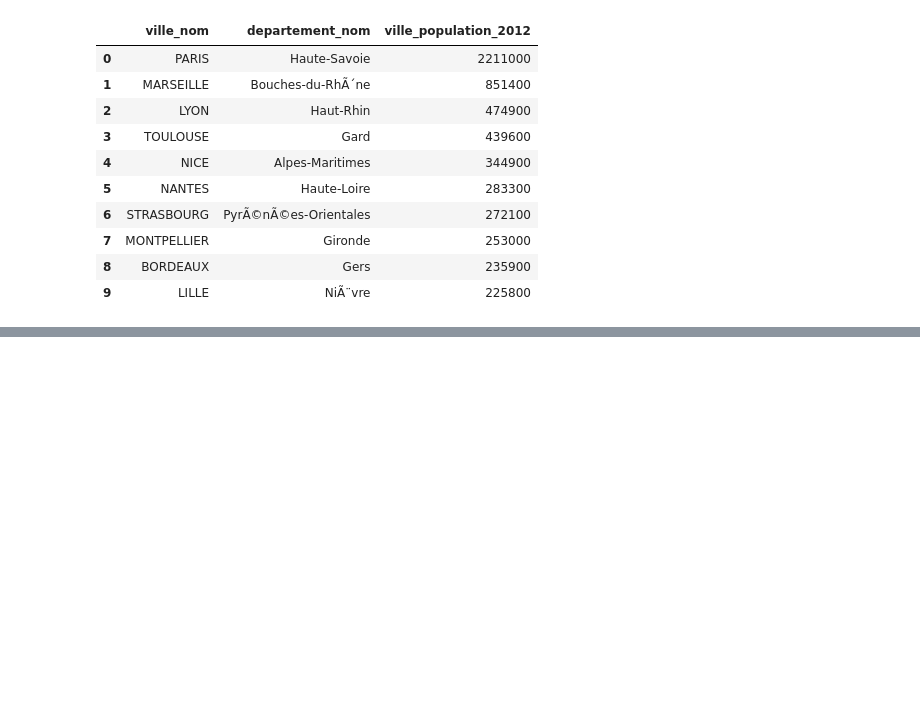
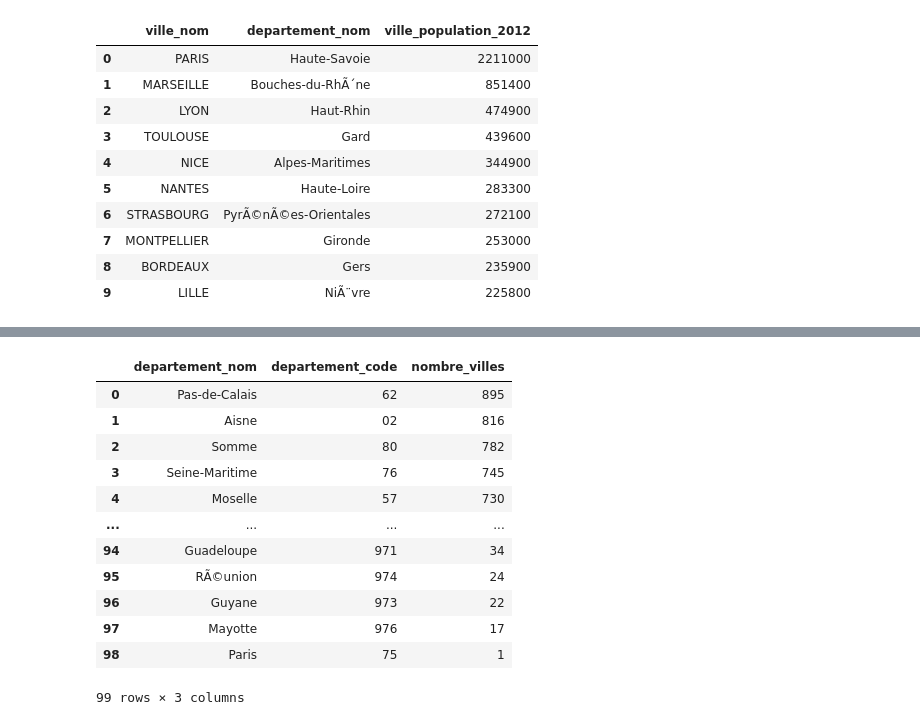
Before and after one commit to pypas/estudos-mp, a Jupyter notebook: SQL/sql.ipynb, the cells around one changed output, grey strips where cells are left out. Cells and saved outputs as stored; diff of their text form; code cells hidden in the pictures; blank space fills up the shorter version.

```diff
--- a/SQL/sql.ipynb
+++ b/SQL/sql.ipynb
@@ -140,0 +155,22 @@ pd.read_sql_query(query,conn)
+# %%
+query = '''SELECT departement_nom, departement_code, COUNT(departement_code) AS nombre_villes
+        FROM departement
+        JOIN villes_france_free
+        ON departement.departement_code = villes_france_free.ville_departement
+        GROUP BY departement_code
+        ORDER BY nombre_villes DESC'''
+pd.read_sql_query(query,conn)
+# %% [output]
+|  | departement_nom | departement_code | nombre_villes |
+| 0 | Pas-de-Calais | 62 | 895 |
+| 1 | Aisne | 02 | 816 |
+| 2 | Somme | 80 | 782 |
+| 3 | Seine-Maritime | 76 | 745 |
+| 4 | Moselle | 57 | 730 |
+| ... | ... | ... | ... |
+| 94 | Guadeloupe | 971 | 34 |
+| 95 | RÃ©union | 974 | 24 |
+| 96 | Guyane | 973 | 22 |
+| 97 | Mayotte | 976 | 17 |
+| 98 | Paris | 75 | 1 |
+99 rows × 3 columns
```
Also changed, not shown: parts of 22 cells of this notebook.
